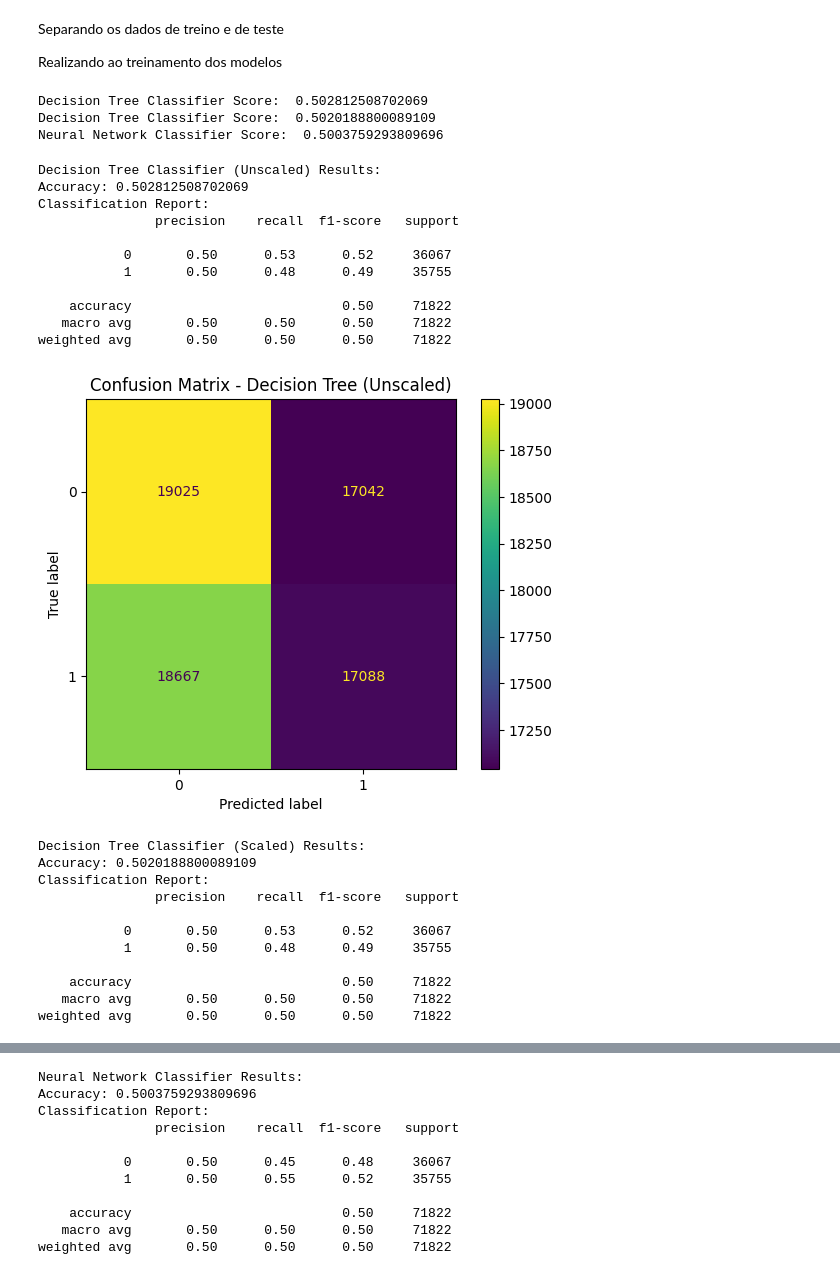
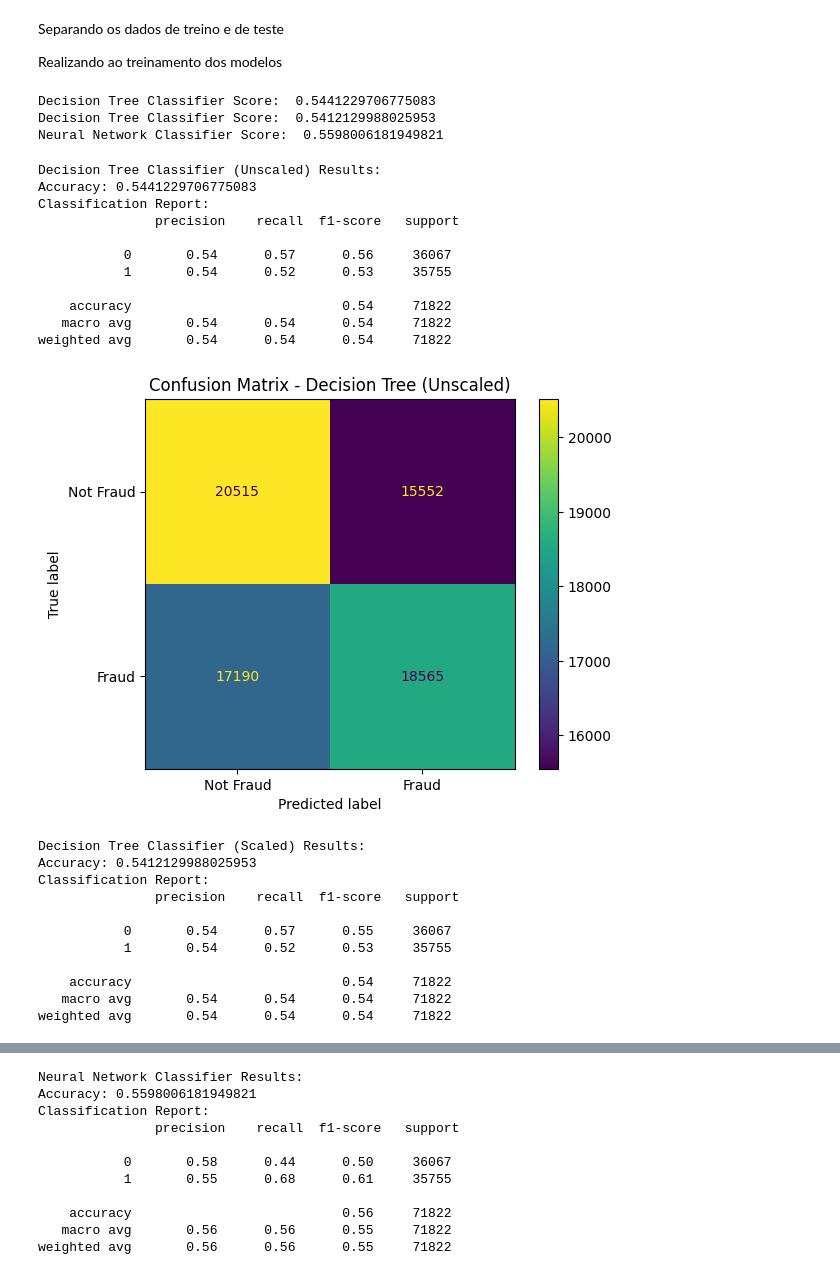
Before and after one commit to LuizHRF/UFFS, a Jupyter notebook: Inteligencia_Artificial/TF/main.ipynb, the cells around one changed output, grey strips where cells are left out. Drawn from its saved outputs; the diff is of its cells as text; code cells hidden in the pictures.

```diff
--- a/Inteligencia_Artificial/TF/main.ipynb
+++ b/Inteligencia_Artificial/TF/main.ipynb
@@ -105,0 +120,21 @@ Amostra do dataset:
+# %%
+## High Value Transfer
+
+threshold = dataSet["amount"].quantile(0.95)
+dataSet["high_value_transfer"] = dataSet["amount"] > threshold
+dataSet["high_value_transfer"] = dataSet["high_value_transfer"].astype(int)
+# %%
+## Is new Receiver
+
+# Track (sender, receiver) pairs seen so far
+seen_pairs = set()
+
+def is_new_receiver(row):
+    pair = (row["sender_account"], row["receiver_account"])
+    if pair in seen_pairs:
+        return 0
+    else:
+        seen_pairs.add(pair)
+        return 1
+
+dataSet["is_new_receiver"] = dataSet.apply(is_new_receiver, axis=1)
@@ -110,7 +152,7 @@ Algumas informações como IDs, tipo de fraude, números de contas e números de
 
 time_since_last_transaction tem muitos valores vazios
 # %%
-useLess = ["transaction_id", "sender_account", "receiver_account", "ip_address", "device_hash", "fraud_type", "time_since_last_transaction"]
+useLess = ["transaction_id", "sender_account", "receiver_account", "ip_address", "device_hash", "fraud_type"]
 
 dataSet = dataSet.drop(columns=useLess)
 # %% [markdown]
@@ -352,57 +396,57 @@ nn_classifier = MLPClassifier(
 nn_classifier.fit(X_train_rna, y_train_rna)
 print("Neural Network Classifier Score: ", nn_classifier.score(X_test_rna, y_test_rna))
 # %% [output]
-Decision Tree Classifier Score:  0.502812508702069
-Decision Tree Classifier Score:  0.5020188800089109
-Neural Network Classifier Score:  0.5003759293809696
+Decision Tree Classifier Score:  0.5441229706775083
+Decision Tree Classifier Score:  0.5412129988025953
+Neural Network Classifier Score:  0.5598006181949821
 # %%
 # Decision Tree Classifier (Unscaled)
 print("Decision Tree Classifier (Unscaled) Results:")
 y_pred_dtc_unscaled = dt_classifier_unscaled.predict(X_test_dtc)
 print("Accuracy:", accuracy_score(y_test_dtc, y_pred_dtc_unscaled))
 print("Classification Report:\n", classification_report(y_test_dtc, y_pred_dtc_unscaled))
-ConfusionMatrixDisplay.from_predictions(y_test_dtc, y_pred_dtc_unscaled)
+ConfusionMatrixDisplay.from_predictions(y_test_dtc, y_pred_dtc_unscaled, values_format='.0f', display_labels=['Not Fraud', 'Fraud'])
 plt.title("Confusion Matrix - Decision Tree (Unscaled)")
 plt.show()
 
 # Decision Tree Classifier (Scaled)
 print("Decision Tree Classifier (Scaled) Results:")
 y_pred_dtc_scaled = dt_classifier_scaled.predict(X_test_rna)
 print("Accuracy:", accuracy_score(y_test_rna, y_pred_dtc_scaled))
 print("Classification Report:\n", classification_report(y_test_rna, y_pred_dtc_scaled))
 ConfusionMatrixDisplay.from_predictions(y_test_rna, y_pred_dtc_scaled)
 plt.title("Confusion Matrix - Decision Tree (Scaled)")
 plt.show()
 
 # Neural Network Classifier
 print("Neural Network Classifier Results:")
 y_pred_nn = nn_classifier.predict(X_test_rna)
 print("Accuracy:", accuracy_score(y_test_rna, y_pred_nn))
 print("Classification Report:\n", classification_report(y_test_rna, y_pred_nn))
-ConfusionMatrixDisplay.from_predictions(y_test_rna, y_pred_nn)
+ConfusionMatrixDisplay.from_predictions(y_test_rna, y_pred_nn, values_format='.0f', display_labels=['Not Fraud', 'Fraud'])
 plt.title("Confusion Matrix - Neural Network")
 plt.show()
 # %% [output]
 Decision Tree Classifier (Unscaled) Results:
-Accuracy: 0.502812508702069
+Accuracy: 0.5441229706775083
 Classification Report:
                precision    recall  f1-score   support
 
-           0       0.50      0.53      0.52     36067
-           1       0.50      0.48      0.49     35755
+           0       0.54      0.57      0.56     36067
+           1       0.54      0.52      0.53     35755
 
-    accuracy                           0.50     71822
-   macro avg       0.50      0.50      0.50     71822
-weighted avg       0.50      0.50      0.50     71822
+    accuracy                           0.54     71822
+   macro avg       0.54      0.54      0.54     71822
+weighted avg       0.54      0.54      0.54     71822
-[figure, old version]
+[figure, new version]
 Decision Tree Classifier (Scaled) Results:
-Accuracy: 0.5020188800089109
+Accuracy: 0.5412129988025953
 Classification Report:
                precision    recall  f1-score   support
 
-           0       0.50      0.53      0.52     36067
-           1       0.50      0.48      0.49     35755
+           0       0.54      0.57      0.55     36067
+           1       0.54      0.52      0.53     35755
 
-    accuracy                           0.50     71822
-   macro avg       0.50      0.50      0.50     71822
-weighted avg       0.50      0.50      0.50     71822
+    accuracy                           0.54     71822
+   macro avg       0.54      0.54      0.54     71822
+weighted avg       0.54      0.54      0.54     71822
@@ -410,11 +454,11 @@ weighted avg       0.50      0.50      0.50     71822
 Neural Network Classifier Results:
-Accuracy: 0.5003759293809696
+Accuracy: 0.5598006181949821
 Classification Report:
                precision    recall  f1-score   support
 
-           0       0.50      0.45      0.48     36067
-           1       0.50      0.55      0.52     35755
+           0       0.58      0.44      0.50     36067
+           1       0.55      0.68      0.61     35755
 
-    accuracy                           0.50     71822
-   macro avg       0.50      0.50      0.50     71822
-weighted avg       0.50      0.50      0.50     71822
+    accuracy                           0.56     71822
+   macro avg       0.56      0.56      0.55     71822
+weighted avg       0.56      0.56      0.55     71822
```
Also changed, not shown: parts of 10 cells of this notebook.
